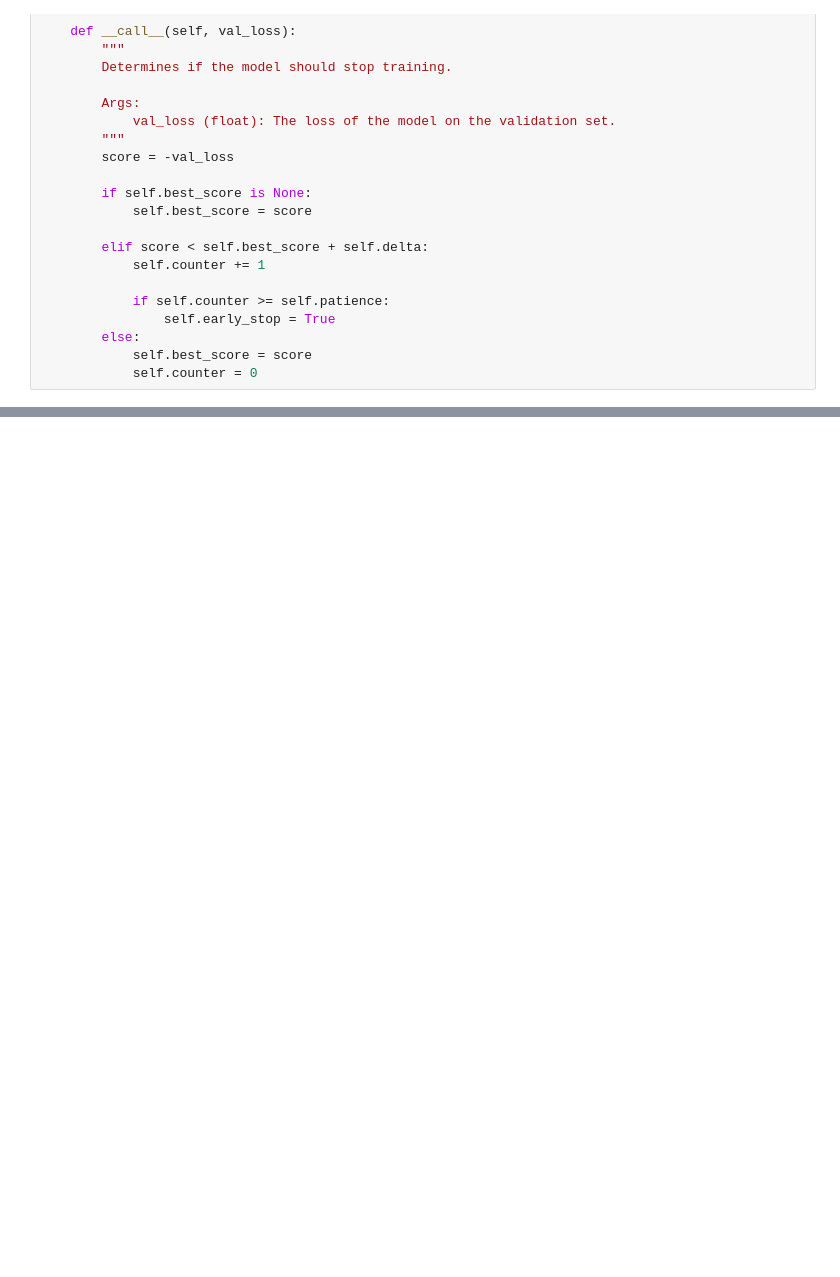
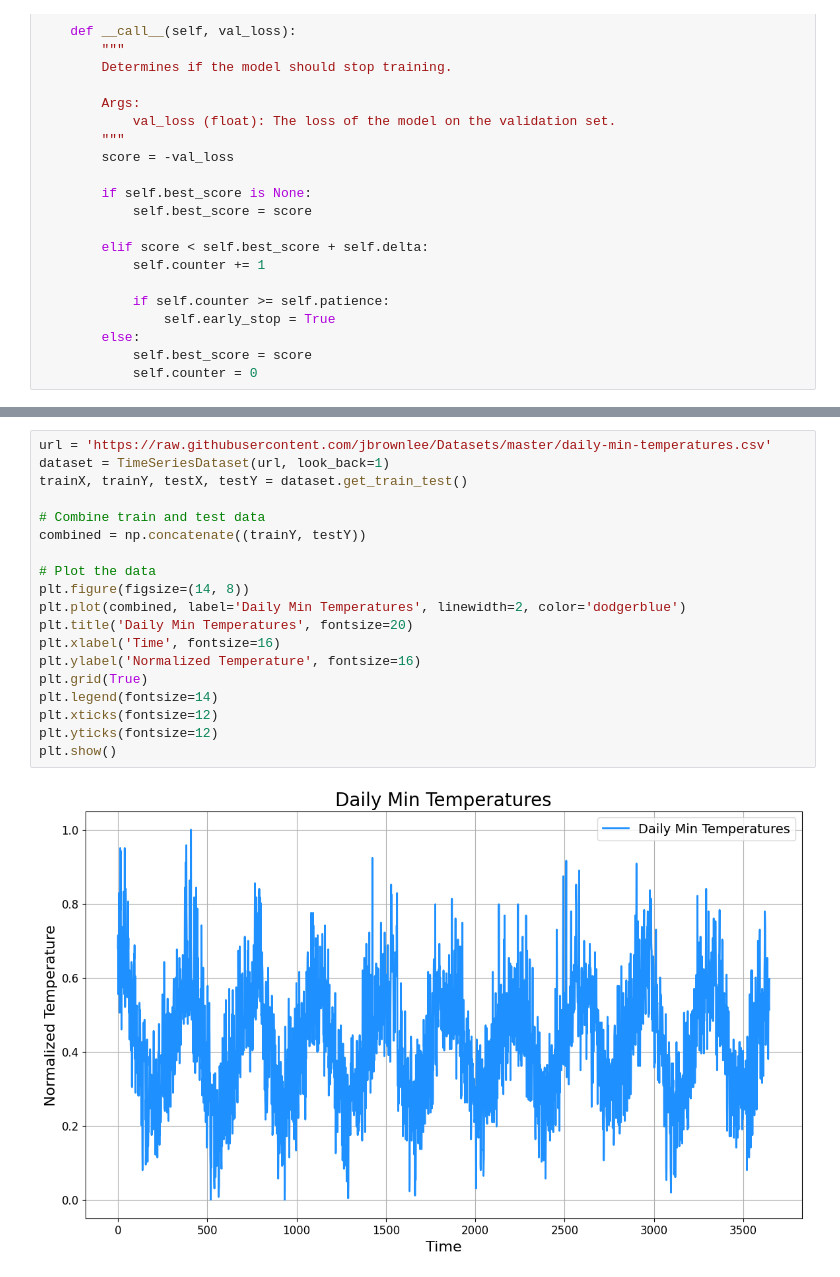
Before and after one commit to cristianleoo/models-from-scratch-python, a Jupyter notebook: Recurrent Neural Network/demo.ipynb, the cells around one changed output, grey strips where cells are left out. Saved outputs shown, nothing was run; the diff lists cells and outputs as text; blank space fills up the shorter version.

```diff
--- a/Recurrent Neural Network/demo.ipynb
+++ b/Recurrent Neural Network/demo.ipynb
@@ -255,3 +256,24 @@ trainX, trainY, testX, testY = dataset.get_train_test()
+# %%
+url = 'https://raw.githubusercontent.com/jbrownlee/Datasets/master/daily-min-temperatures.csv'
+dataset = TimeSeriesDataset(url, look_back=1)
+trainX, trainY, testX, testY = dataset.get_train_test()
+
+# Combine train and test data
+combined = np.concatenate((trainY, testY))
+
+# Plot the data
+plt.figure(figsize=(14, 8))
+plt.plot(combined, label='Daily Min Temperatures', linewidth=2, color='dodgerblue')
+plt.title('Daily Min Temperatures', fontsize=20)
+plt.xlabel('Time', fontsize=16)
+plt.ylabel('Normalized Temperature', fontsize=16)
+plt.grid(True)
+plt.legend(fontsize=14)
+plt.xticks(fontsize=12)
+plt.yticks(fontsize=12)
+plt.show()
+# %% [output]
+[figure, added]
 # %%
 # Reshape input to be [samples, time steps, features]
 trainX = np.reshape(trainX, (trainX.shape[0], 1, trainX.shape[1]))
```
Also changed, not shown: parts of 4 cells of this notebook, 7 other files.
